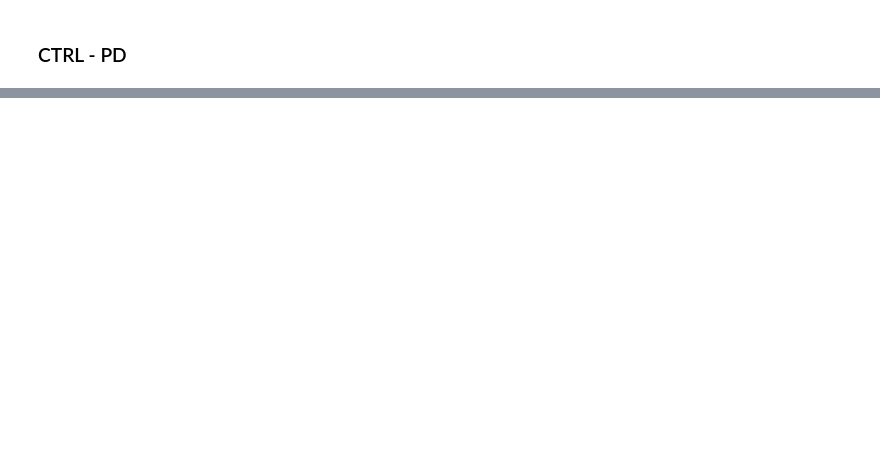
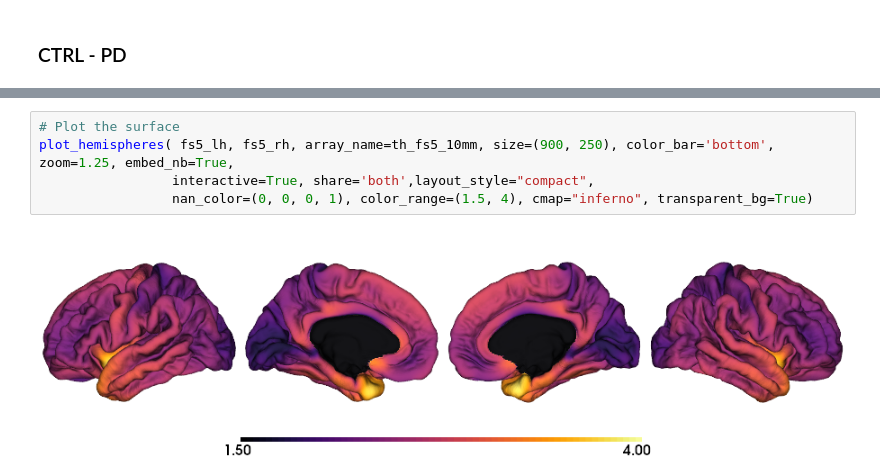
Before and after one commit to nipoppy/nipoppy, a Jupyter notebook: analysis/CT/notebooks/FS_stats.ipynb, the cells around one changed output, grey strips where cells are left out. Cells and saved outputs as stored; diff of their text form; blank space fills up the shorter version.

```diff
--- a/analysis/CT/notebooks/FS_stats.ipynb
+++ b/analysis/CT/notebooks/FS_stats.ipynb
@@ -316,0 +504,7 @@ for j, hemi in enumerate(hemi_list):
+# %%
+# Plot the surface
+plot_hemispheres( fs5_lh, fs5_rh, array_name=th_fs5_10mm, size=(900, 250), color_bar='bottom', zoom=1.25, embed_nb=True,
+                 interactive=True, share='both',layout_style="compact",
+                 nan_color=(0, 0, 0, 1), color_range=(1.5, 4), cmap="inferno", transparent_bg=True)
+# %% [output]
+[figure, added]
```
Also changed, not shown: parts of 28 cells of this notebook.
